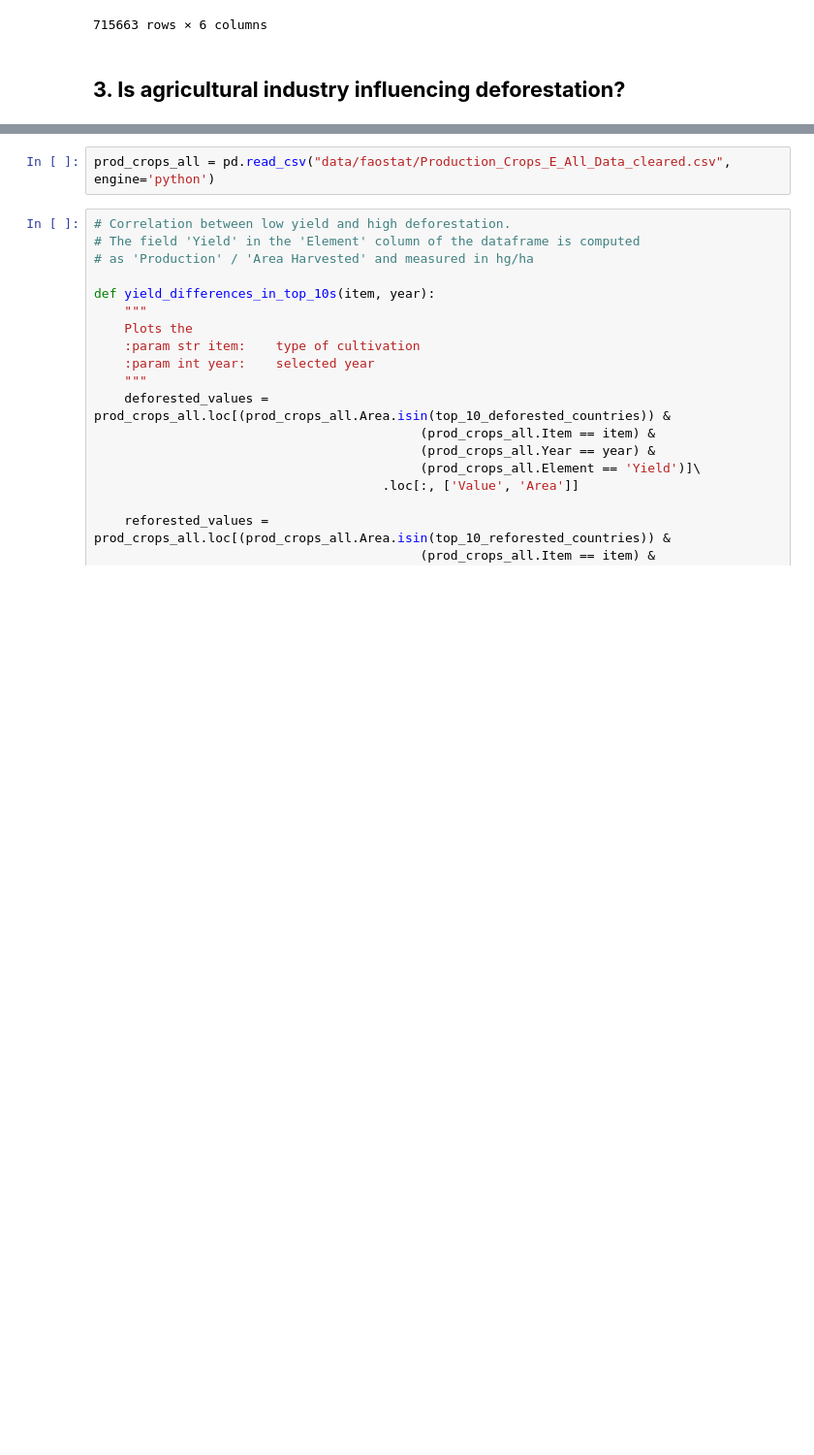
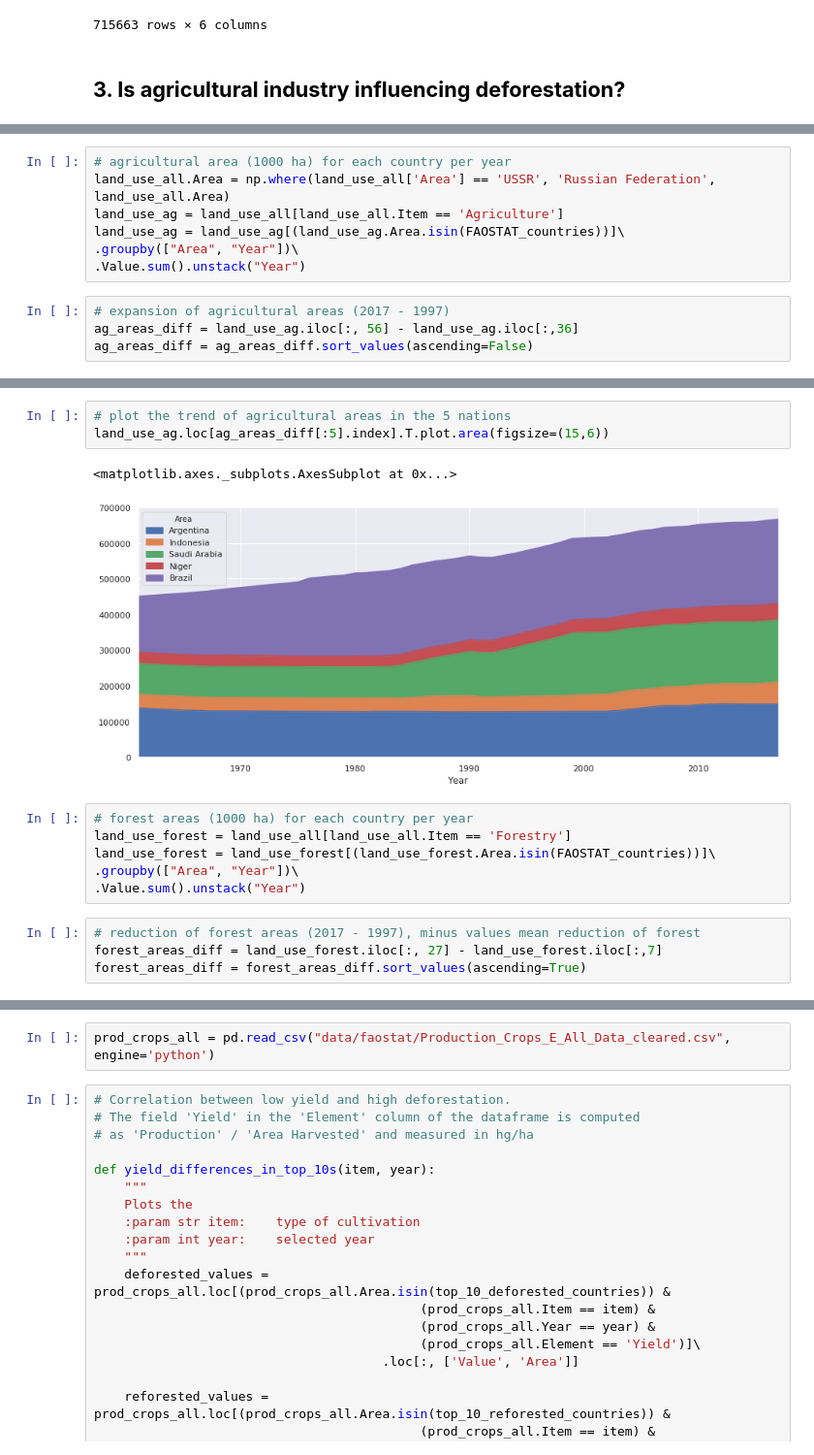
Before and after one commit to kostelansky17/disappearing_forests, a Jupyter notebook: main_yeh.ipynb, the cells around one changed output, grey strips where cells are left out. Shown at 97% size. Drawn from its saved outputs; the diff is of its cells as text; blank space fills up the shorter version.

```diff
--- a/main_yeh.ipynb
+++ b/main_yeh.ipynb
@@ -827,0 +831,11 @@ trade_all
+# %%
+# agricultural area (1000 ha) for each country per year
+land_use_all.Area = np.where(land_use_all['Area'] == 'USSR', 'Russian Federation', land_use_all.Area)
+land_use_ag = land_use_all[land_use_all.Item == 'Agriculture']
+land_use_ag = land_use_ag[(land_use_ag.Area.isin(FAOSTAT_countries))]\
+.groupby(["Area", "Year"])\
+.Value.sum().unstack("Year")
+# %%
+# expansion of agricultural areas (2017 - 1997)
+ag_areas_diff = land_use_ag.iloc[:, 56] - land_use_ag.iloc[:,36]
+ag_areas_diff = ag_areas_diff.sort_values(ascending=False)
@@ -827,0 +853,16 @@ trade_all
+# %%
+# plot the trend of agricultural areas in the 5 nations
+land_use_ag.loc[ag_areas_diff[:5].index].T.plot.area(figsize=(15,6))
+# %% [output]
+<matplotlib.axes._subplots.AxesSubplot at 0x...>
+[figure, added]
+# %%
+# forest areas (1000 ha) for each country per year
+land_use_forest = land_use_all[land_use_all.Item == 'Forestry']
+land_use_forest = land_use_forest[(land_use_forest.Area.isin(FAOSTAT_countries))]\
+.groupby(["Area", "Year"])\
+.Value.sum().unstack("Year")
+# %%
+# reduction of forest areas (2017 - 1997), minus values mean reduction of forest
+forest_areas_diff = land_use_forest.iloc[:, 27] - land_use_forest.iloc[:,7]
+forest_areas_diff = forest_areas_diff.sort_values(ascending=True)
```
Also changed, not shown: parts of 14 cells of this notebook.
